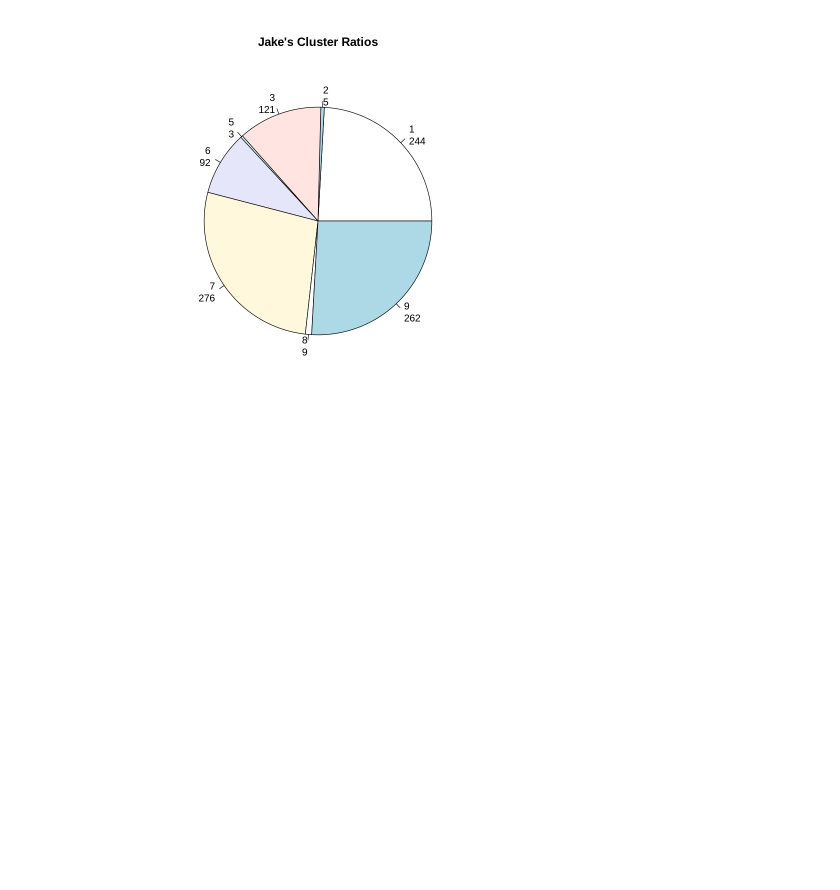
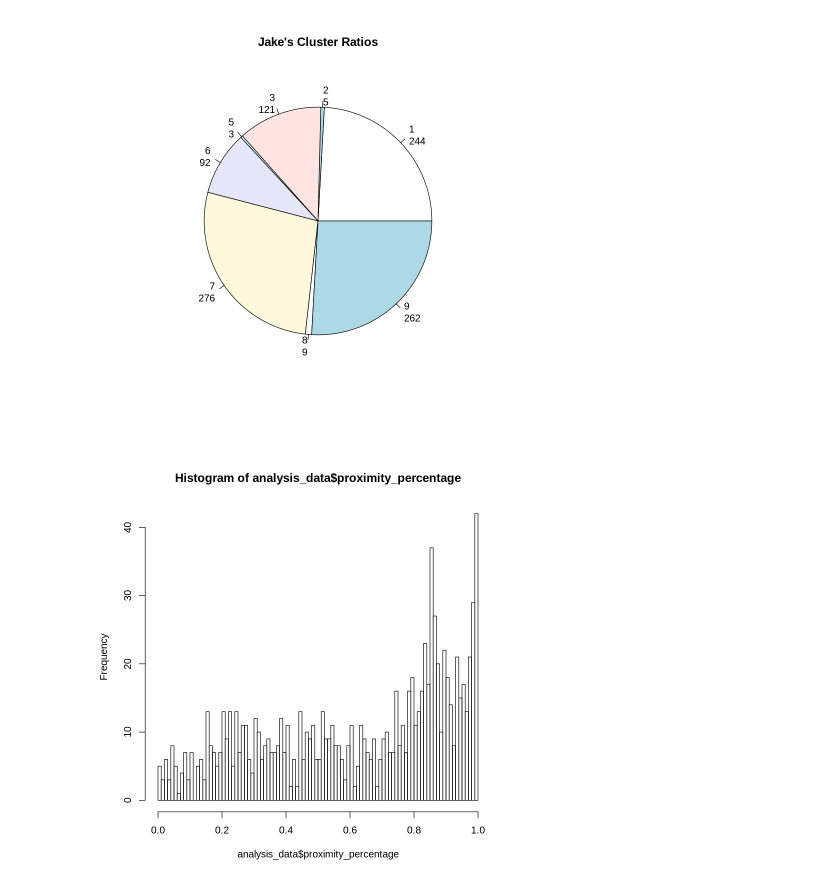
Before and after one commit to UMI-iGlobes/soundscapes, a Jupyter notebook: Jupyter/Post-Lockdown Analysis.ipynb, the cells around one changed output. Drawn from its saved outputs; the diff is of its cells as text; code cells hidden in the pictures; blank space fills up the shorter version.

Commit message:
added histogram for proximity percentage on Post-Lockdown Analysis.ipynb

```diff
--- a/Jupyter/Post-Lockdown Analysis.ipynb
+++ b/Jupyter/Post-Lockdown Analysis.ipynb
@@ -141,3 +141,7 @@ pie(newtable, labels = lbls,
 # %% [output]
 [figure]
 [figure]
+# %%
+hist(analysis_data$proximity_percentage,breaks=100)
+# %% [output]
+[figure, added]
```
Also changed, not shown: parts of 1 cell of this notebook.
